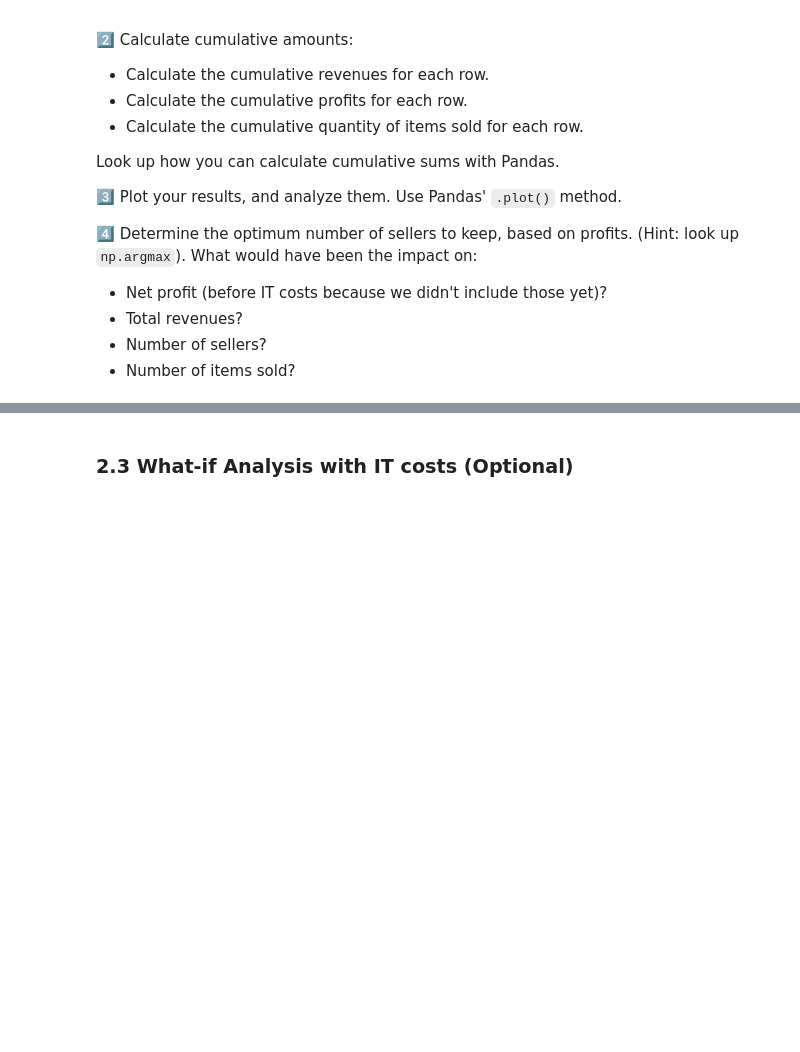
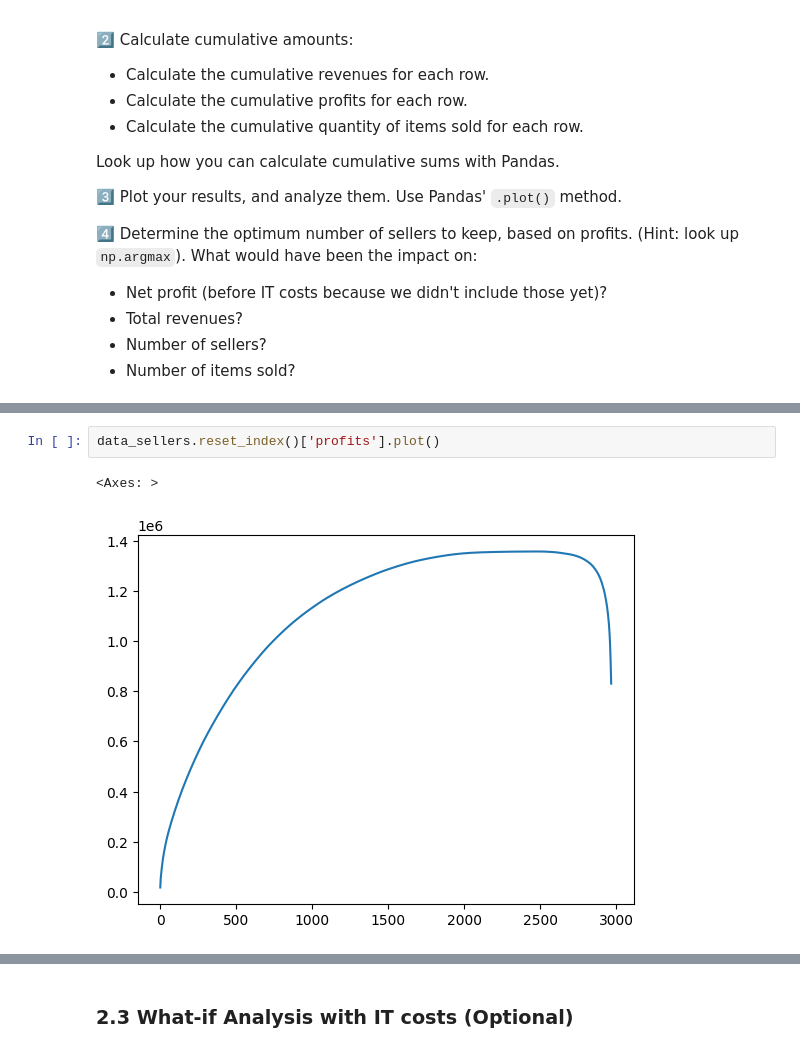
Before and after one commit to syanrys/data-olist_ceo_request, a Jupyter notebook: CEO_request.ipynb, the cells around one changed output, grey strips where cells are left out. Cells and saved outputs as stored; diff of their text form; blank space fills up the shorter version.

```diff
--- a/CEO_request.ipynb
+++ b/CEO_request.ipynb
@@ -134,0 +181,5 @@ Here are our steps:
+# %%
+data_sellers.reset_index()['profits'].plot()
+# %% [output]
+<Axes: >
+[figure, added]
```
Also changed, not shown: parts of 18 cells of this notebook.
